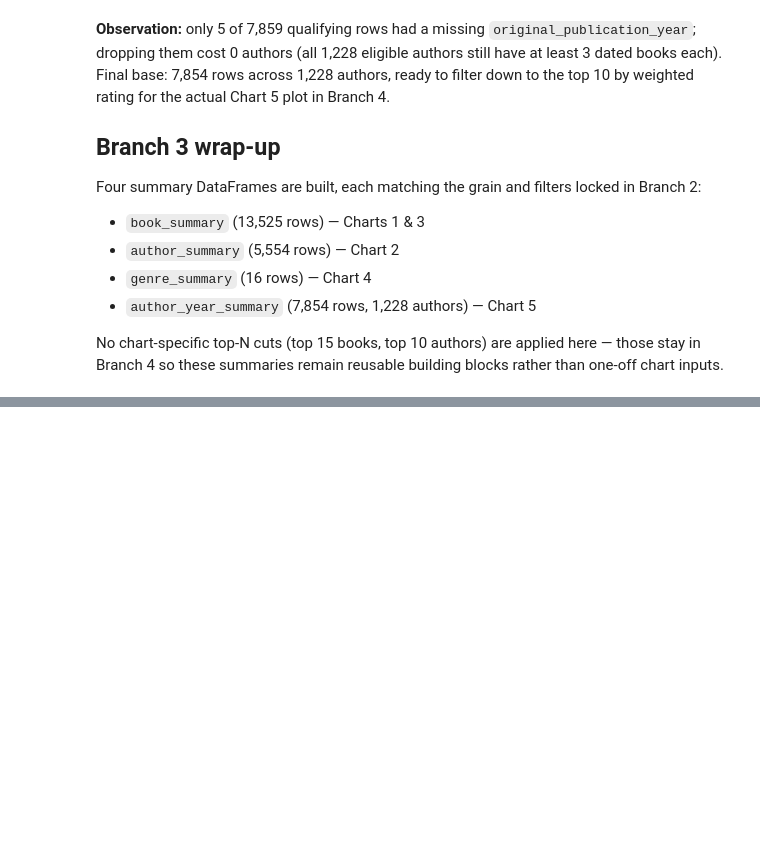
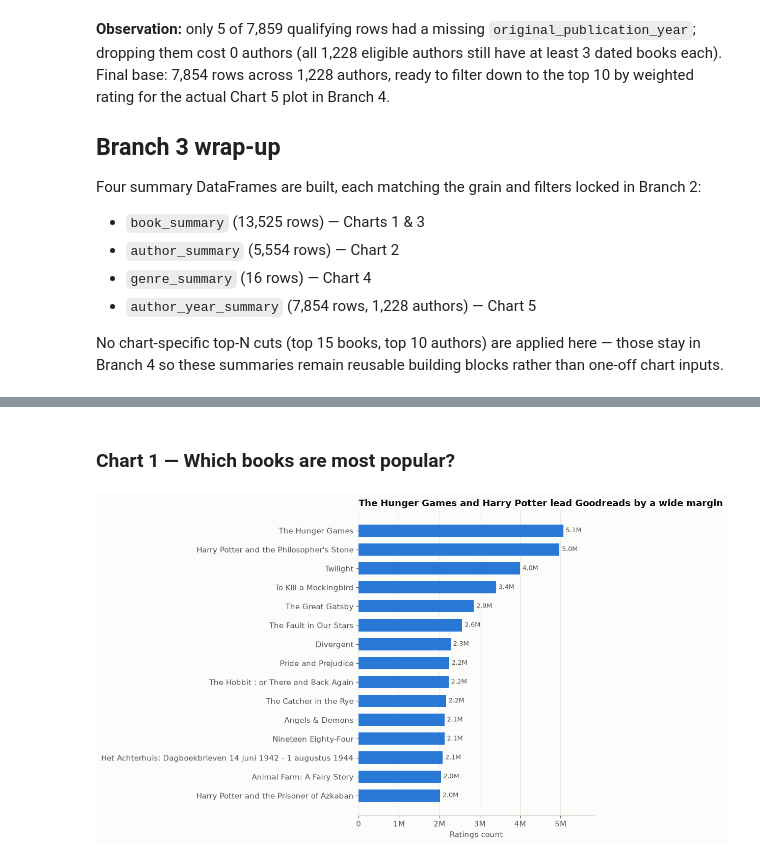
Before and after one commit to Mishiez/what-readers-love, a Jupyter notebook: notebooks/goodreads_eda.ipynb, the cells around one changed output, grey strips where cells are left out. Saved outputs shown, nothing was run; the diff lists cells and outputs as text; code cells hidden in the pictures; blank space fills up the shorter version.

Commit message:
eda: build the five publication-quality charts with findings backed by exact numbers

```diff
--- a/notebooks/goodreads_eda.ipynb
+++ b/notebooks/goodreads_eda.ipynb
@@ -462,0 +467,49 @@ No chart-specific top-N cuts (top 15 books, top 10 authors) are applied here —
+# %%
+import matplotlib.pyplot as plt
+import matplotlib.ticker as mticker
+
+plt.rcParams.update({
+    'figure.facecolor': '#fcfcfb',
+    'axes.facecolor': '#fcfcfb',
+    'axes.edgecolor': '#c3c2b7',
+    'axes.labelcolor': '#52514e',
+    'text.color': '#0b0b0b',
+    'xtick.color': '#52514e',
+    'ytick.color': '#52514e',
+    'grid.color': '#e5e4de',
+    'grid.linewidth': 0.8,
+    'font.size': 11,
+})
+
+BLUE = '#2a78d6'
+CATEGORICAL = ['#2a78d6', '#eb6834', '#1baf7a', '#eda100', '#e87ba4', '#008300', '#4a3aa7', '#e34948']
+
+def strip_spines(ax, keep=('bottom',)):
+    for side, spine in ax.spines.items():
+        spine.set_visible(side in keep)
+    ax.set_axisbelow(True)
+# %% [markdown]
+### Chart 1 — Which books are most popular?
+# %%
+top15 = book_summary.sort_values('ratings_count', ascending=False).head(15).iloc[::-1]
+
+fig, ax = plt.subplots(figsize=(10, 7))
+bars = ax.barh(top15['original_title'], top15['ratings_count'], color=BLUE, height=0.65)
+
+for bar, value in zip(bars, top15['ratings_count']):
+    label = f'{value/1e6:.1f}M' if value >= 1e6 else f'{value:,}'
+    ax.text(bar.get_width() + 60000, bar.get_y() + bar.get_height() / 2, label,
+             va='center', ha='left', fontsize=9, color='#52514e')
+
+ax.set_xlabel('Ratings count')
+ax.set_title('The Hunger Games and Harry Potter lead Goodreads by a wide margin',
+              fontsize=13, fontweight='bold', loc='left')
+ax.xaxis.set_major_formatter(mticker.FuncFormatter(lambda x, _: f'{x/1e6:.0f}M' if x >= 1e6 else f'{int(x):,}'))
+ax.xaxis.grid(True)
+ax.yaxis.grid(False)
+strip_spines(ax, keep=('bottom',))
+ax.set_xlim(0, top15['ratings_count'].max() * 1.15)
+plt.tight_layout()
+plt.show()
+# %% [output]
+[figure, added]
```
Also changed, not shown: parts of 14 cells of this notebook.
